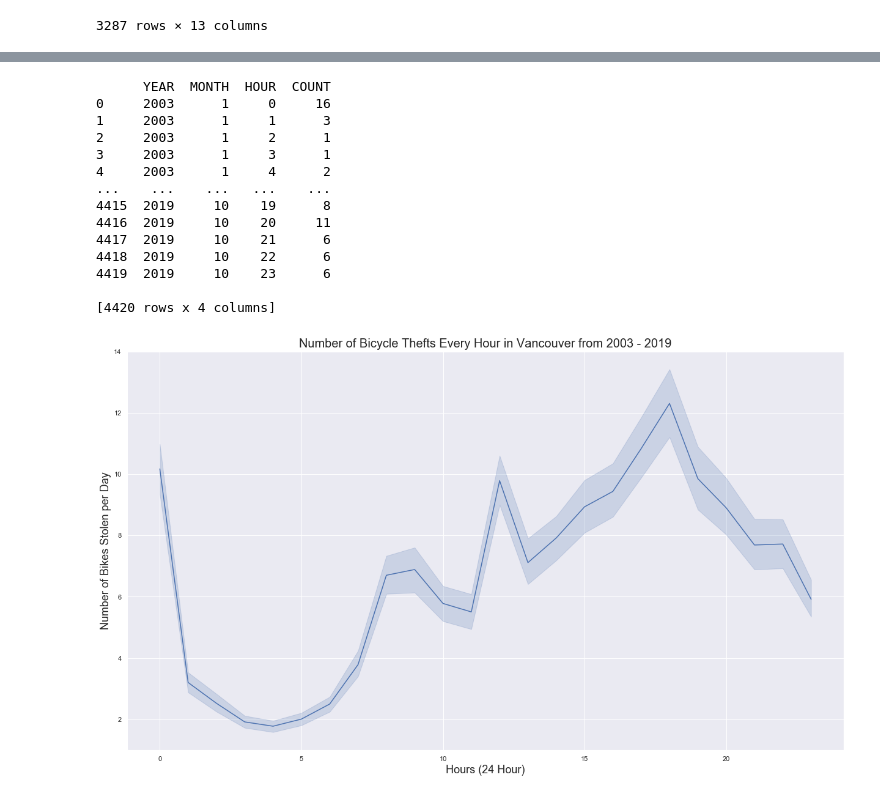
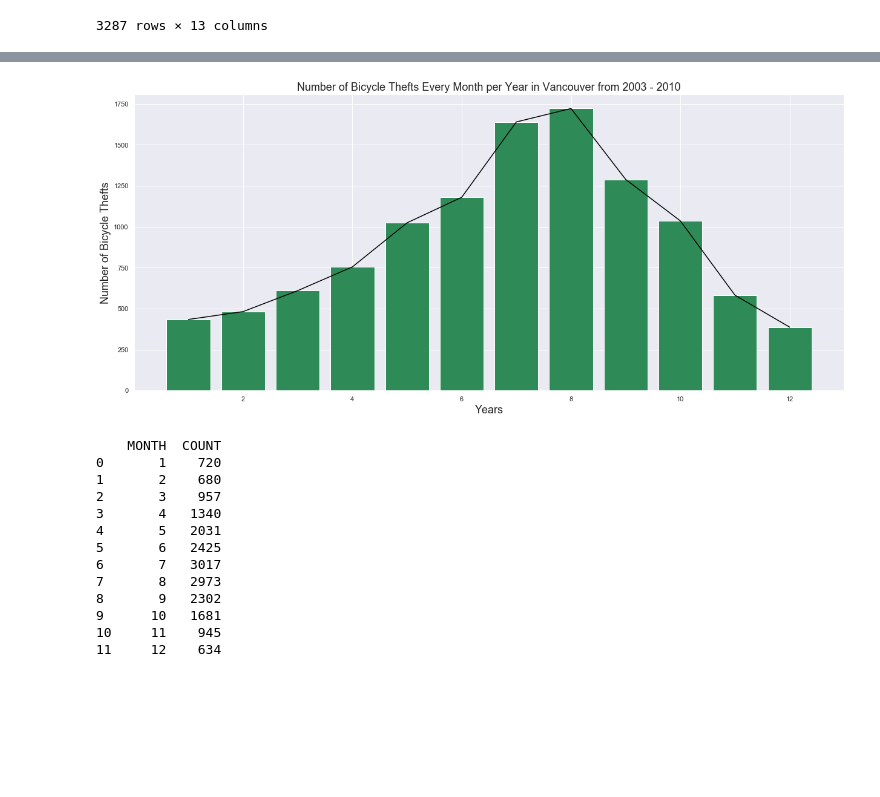
Before and after one commit to WanatabeShin/cmpt-353-final-project, a Jupyter notebook: trend.ipynb, the cells around one changed output, grey strips where cells are left out. Cells and saved outputs as stored; diff of their text form; code cells hidden in the pictures; blank space fills up the shorter version.

```diff
--- a/trend.ipynb
+++ b/trend.ipynb
@@ -186,29 +290,34 @@ plt.show()
+# %%
+plt.figure(figsize=(21, 9))
+plt.title("Number of Bicycle Thefts Every Month per Year in Vancouver from 2003 - 2010",
+          fontsize=18)
+plt.xlabel("Years",
+           fontsize=18)
+plt.ylabel("Number of Bicycle Thefts",
+           fontsize=18)
+
+plt.plot(early_agg['MONTH'], early_agg['COUNT'],
+        color='black')
+plt.bar(early_agg['MONTH'], early_agg['COUNT'],
+        color='seagreen')
+plt.show()
+# %% [output]
+[figure, added]
 # %%
-df_hours = data.groupby([data["YEAR"], data["MONTH"], data["HOUR"]]).size().reset_index(name='COUNT')
-print(df_hours)
+late = data[data["YEAR"] >= 2011]
+late_agg = late.groupby(late["MONTH"]).size().reset_index(name="COUNT")
+print(late_agg)
 # %% [output]
-      YEAR  MONTH  HOUR  COUNT
-0     2003      1     0     16
-1     2003      1     1      3
-2     2003      1     2      1
-3     2003      1     3      1
-4     2003      1     4      2
-...    ...    ...   ...    ...
-4415  2019     10    19      8
-4416  2019     10    20     11
-4417  2019     10    21      6
-4418  2019     10    22      6
-4419  2019     10    23      6
-
-[4420 rows x 4 columns]
+    MONTH  COUNT
+0       1    720
+1       2    680
+2       3    957
+3       4   1340
+4       5   2031
+5       6   2425
+6       7   3017
+7       8   2973
+8       9   2302
+9      10   1681
+10     11    945
+11     12    634
-# %%
-plt.figure(figsize=(21, 12))
-
-ax = sns.lineplot(data=df_hours, x="HOUR", y="COUNT")
-ax.set_xlabel("Hours (24 Hour)", size=18)
-ax.set_ylabel("Number of Bikes Stolen per Day", size=18)
-ax.set_title("Number of Bicycle Thefts Every Hour in Vancouver from 2003 - 2019", size=20)
-
-plt.show()
-# %% [output]
-[figure, removed]
```
Also changed, not shown: parts of 27 cells of this notebook, 2 other files.
